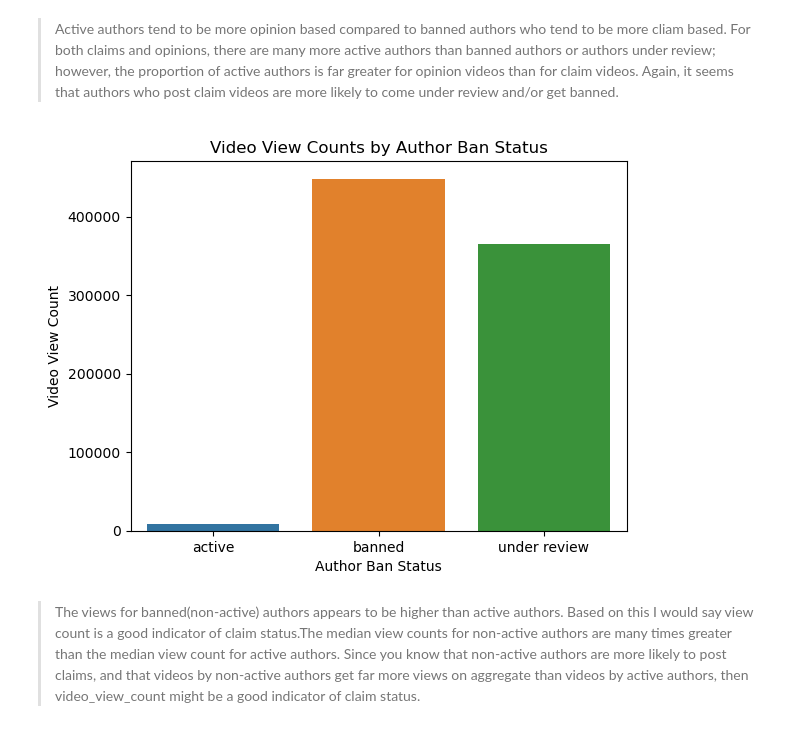
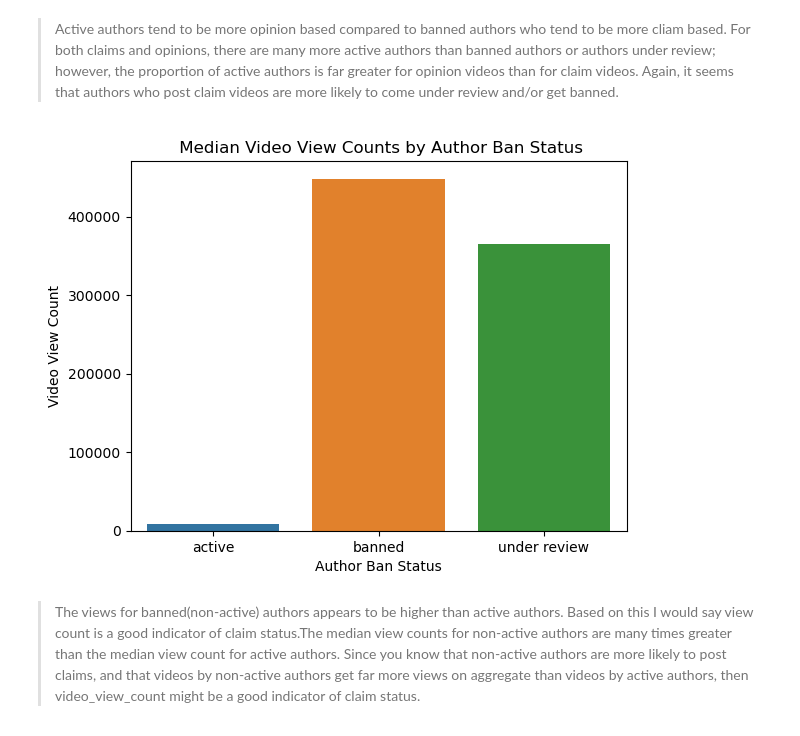
Before and after one commit to alishanstyles/Projects, a Jupyter notebook: Documents/coding-temple/Tik Tok Data Analysis/Untitled.ipynb, the cells around one changed output. Cells and saved outputs as stored; diff of their text form; code cells hidden in the pictures.

Commit message:
visualizations

```diff
--- a/Documents/coding-temple/Tik Tok Data Analysis/Untitled.ipynb
+++ b/Documents/coding-temple/Tik Tok Data Analysis/Untitled.ipynb
@@ -231,12 +257,12 @@ median = df.groupby('author_ban_status')['video_view_count'].median(numeric_only
 # %%
 sns.barplot(data = median,
            x = 'author_ban_status',
            y = 'video_view_count')
-plt.title('Video View Counts by Author Ban Status')
+plt.title(' Median Video View Counts by Author Ban Status')
 plt.xlabel('Author Ban Status')
 plt.ylabel('Video View Count');
 # %% [output]
-[figure, old version]
+[figure, new version]
 # %% [markdown]
 > The views for banned(non-active) authors appears to be higher than active authors. Based on this I would say view count is a good indicator of claim status.The median view counts for non-active authors are many times greater than the median view count for active authors. Since you know that non-active authors are more likely to post claims, and that videos by non-active authors get far more views on aggregate than videos by active authors, then video_view_count might be a good indicator of claim status.
 # %%
```
Also changed, not shown: parts of 14 cells of this notebook.
